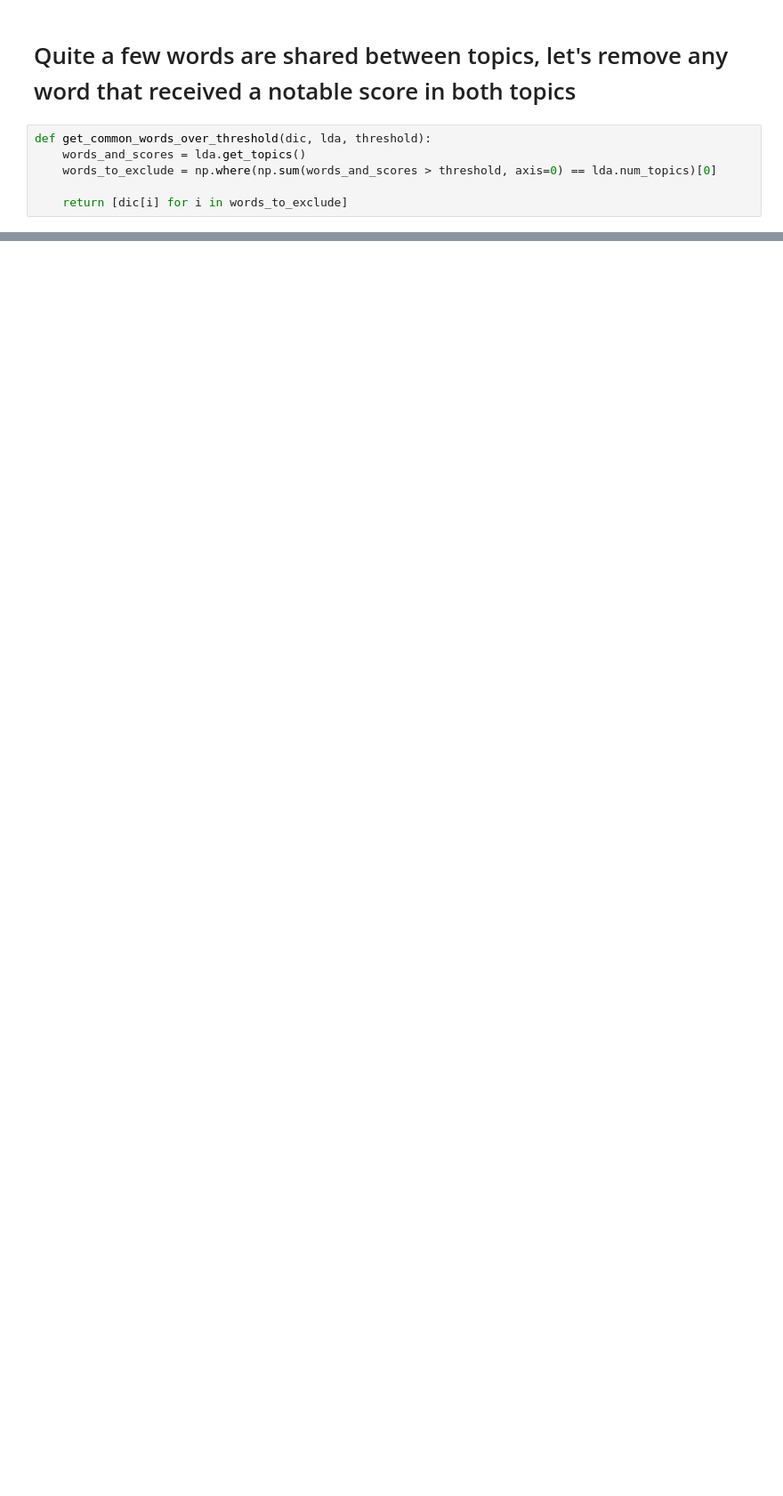
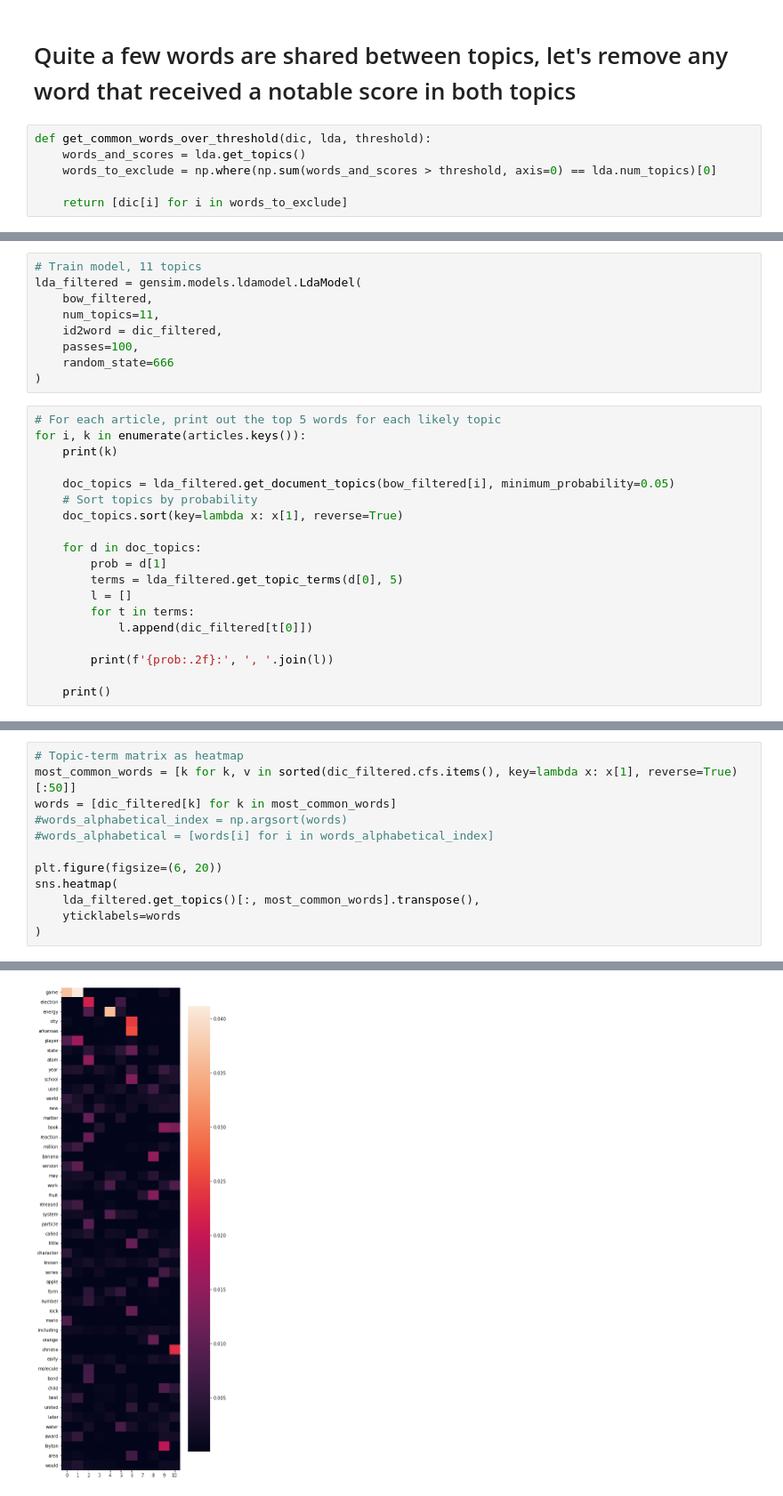
Before and after one commit to derek-damron/python_playground, a Jupyter notebook: modelling/topic_modeling/wikipedia_articles.ipynb, the cells around one changed output, grey strips where cells are left out. Shown at 89% size. Saved outputs shown, nothing was run; the diff lists cells and outputs as text; blank space fills up the shorter version.

Commit message:
Add rest of wiki topics

```diff
--- a/modelling/topic_modeling/wikipedia_articles.ipynb
+++ b/modelling/topic_modeling/wikipedia_articles.ipynb
@@ -512,0 +576,28 @@ sns.heatmap(
+# %%
+# Train model, 11 topics
+lda_filtered = gensim.models.ldamodel.LdaModel(
+    bow_filtered,
+    num_topics=11,
+    id2word = dic_filtered,
+    passes=100,
+    random_state=666
+)
+# %%
+# For each article, print out the top 5 words for each likely topic
+for i, k in enumerate(articles.keys()):
+    print(k)
+
+    doc_topics = lda_filtered.get_document_topics(bow_filtered[i], minimum_probability=0.05)
+    # Sort topics by probability
+    doc_topics.sort(key=lambda x: x[1], reverse=True)
+
+    for d in doc_topics:
+        prob = d[1]
+        terms = lda_filtered.get_topic_terms(d[0], 5)
+        l = []
+        for t in terms:
+            l.append(dic_filtered[t[0]])
+
+        print(f'{prob:.2f}:', ', '.join(l))
+
+    print()
@@ -512,0 +622,13 @@ sns.heatmap(
+# %%
+# Topic-term matrix as heatmap
+most_common_words = [k for k, v in sorted(dic_filtered.cfs.items(), key=lambda x: x[1], reverse=True)[:50]]
+words = [dic_filtered[k] for k in most_common_words]
+#words_alphabetical_index = np.argsort(words)
+#words_alphabetical = [words[i] for i in words_alphabetical_index]
+
+plt.figure(figsize=(6, 20))
+sns.heatmap(
+    lda_filtered.get_topics()[:, most_common_words].transpose(),
+    yticklabels=words
+)
+# %% [output]
@@ -512,0 +636 @@ sns.heatmap(
+[figure, added]
```
Also changed, not shown: parts of 25 cells of this notebook.
